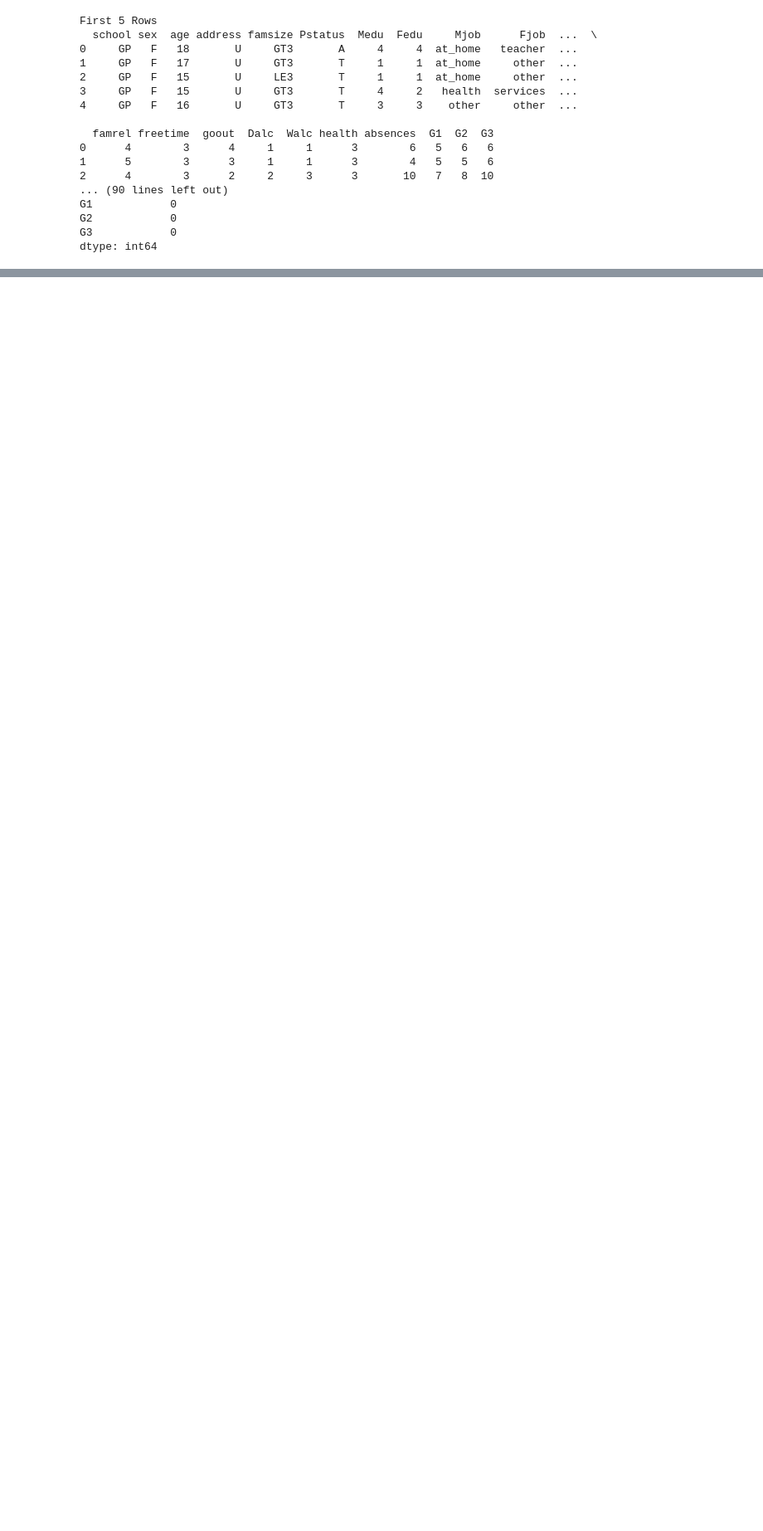
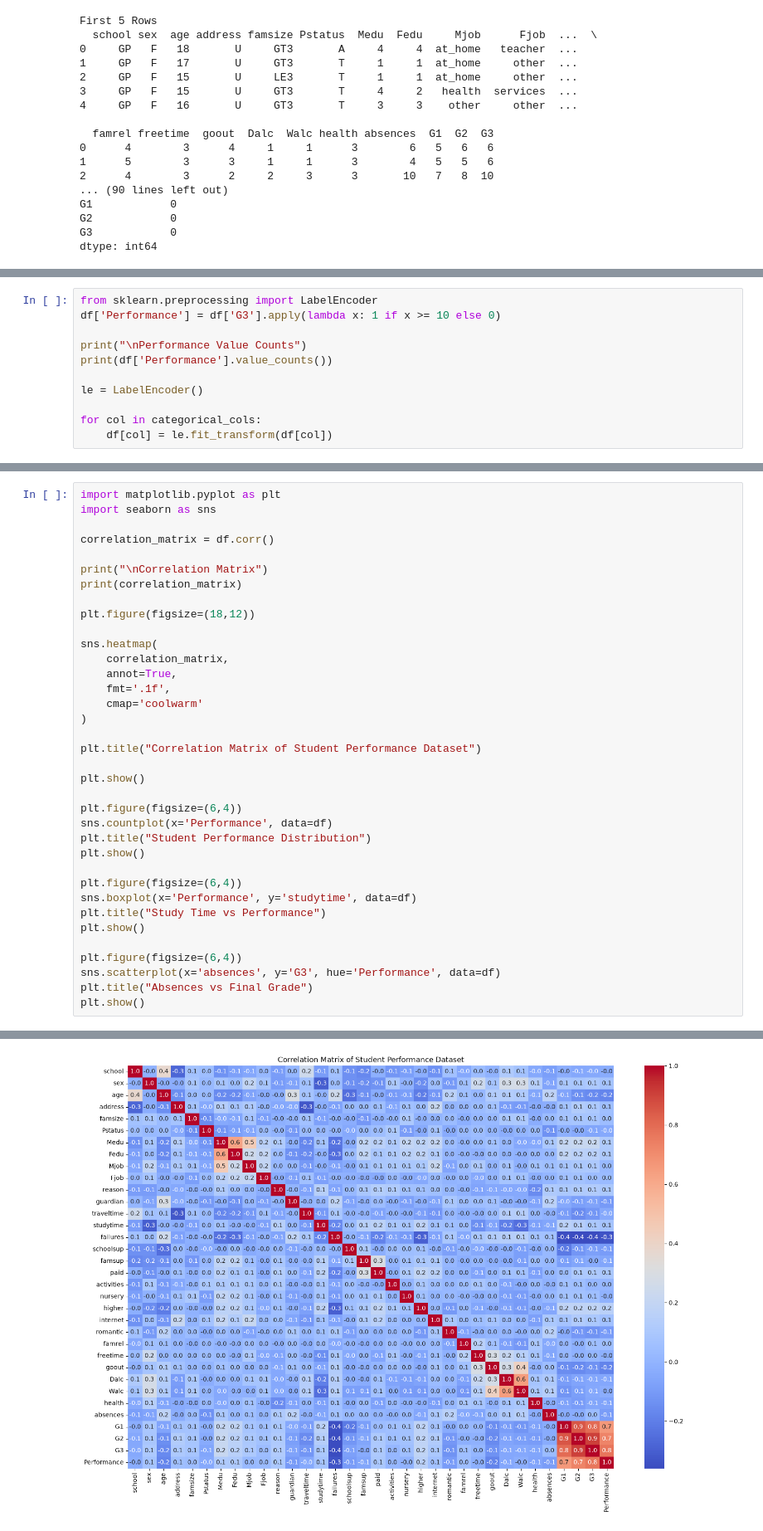
Before and after one commit to InfinitePraveen/Student-Grade-Predictor, a Jupyter notebook: notebooks/EDA.ipynb, the cells around one changed output, grey strips where cells are left out. Shown at 83% size. Cells and saved outputs as stored; diff of their text form; blank space fills up the shorter version.

```diff
--- a/notebooks/EDA.ipynb
+++ b/notebooks/EDA.ipynb
@@ -48,0 +73,11 @@ Index(['school', 'sex', 'address', 'famsize', 'Pstatus', 'Mjob', 'Fjob',
+# %%
+from sklearn.preprocessing import LabelEncoder
+df['Performance'] = df['G3'].apply(lambda x: 1 if x >= 10 else 0)
+
+print("\nPerformance Value Counts")
+print(df['Performance'].value_counts())
+
+le = LabelEncoder()
+
+for col in categorical_cols:
+    df[col] = le.fit_transform(df[col])
@@ -48,0 +90,37 @@ Index(['school', 'sex', 'address', 'famsize', 'Pstatus', 'Mjob', 'Fjob',
+# %%
+import matplotlib.pyplot as plt
+import seaborn as sns
+
+correlation_matrix = df.corr()
+
+print("\nCorrelation Matrix")
+print(correlation_matrix)
+
+plt.figure(figsize=(18,12))
+
+sns.heatmap(
+    correlation_matrix,
+    annot=True,
+    fmt='.1f',
+    cmap='coolwarm'
+)
+
+plt.title("Correlation Matrix of Student Performance Dataset")
+
+plt.show()
+
+plt.figure(figsize=(6,4))
+sns.countplot(x='Performance', data=df)
+plt.title("Student Performance Distribution")
+plt.show()
+
+plt.figure(figsize=(6,4))
+sns.boxplot(x='Performance', y='studytime', data=df)
+plt.title("Study Time vs Performance")
+plt.show()
+
+plt.figure(figsize=(6,4))
+sns.scatterplot(x='absences', y='G3', hue='Performance', data=df)
+plt.title("Absences vs Final Grade")
+plt.show()
+# %% [output]
@@ -48,0 +144 @@ Index(['school', 'sex', 'address', 'famsize', 'Pstatus', 'Mjob', 'Fjob',
+[figure, added]
```
Also changed, not shown: parts of 11 cells of this notebook.
